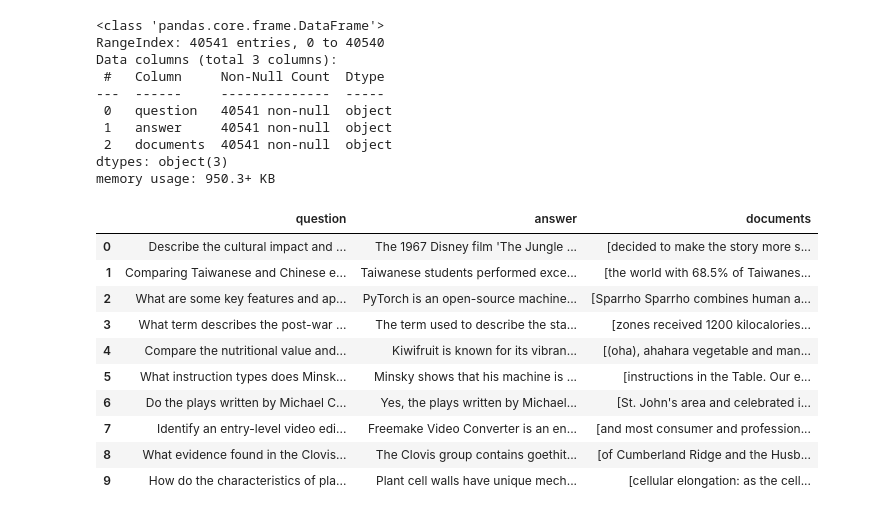
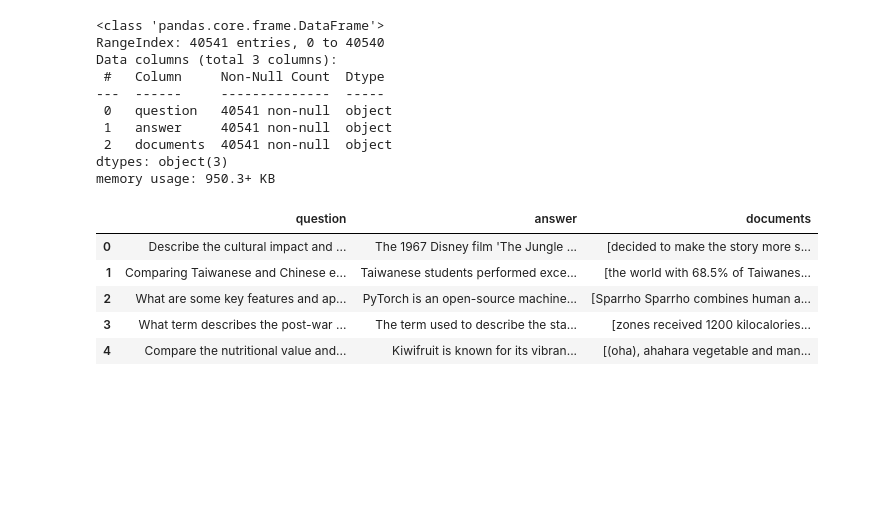
Before and after one commit to hirdeshkumar2407/RAG_Pipeline_LLM, a Jupyter notebook: 1_ClusterTheDocuments.ipynb, the cells around one changed output. Cells and saved outputs as stored; diff of their text form; code cells hidden in the pictures; blank space fills up the shorter version.

```diff
--- a/1_ClusterTheDocuments.ipynb
+++ b/1_ClusterTheDocuments.ipynb
@@ -22,16 +30,11 @@ Data columns (total 3 columns):
 dtypes: object(3)
 memory usage: 950.3+ KB
 # %%
-df.head(10)
+df.head(5)
 # %% [output]
 |  | question | answer | documents |
 | 0 | Describe the cultural impact and ... | The 1967 Disney film 'The Jungle ... | [decided to make the story more s... |
 | 1 | Comparing Taiwanese and Chinese e... | Taiwanese students performed exce... | [the world with 68.5% of Taiwanes... |
 | 2 | What are some key features and ap... | PyTorch is an open-source machine... | [Sparrho Sparrho combines human a... |
 | 3 | What term describes the post-war ... | The term used to describe the sta... | [zones received 1200 kilocalories... |
 | 4 | Compare the nutritional value and... | Kiwifruit is known for its vibran... | [(oha), ahahara vegetable and man... |
-| 5 | What instruction types does Minsk... | Minsky shows that his machine is ... | [instructions in the Table. Our e... |
-| 6 | Do the plays written by Michael C... | Yes, the plays written by Michael... | [St. John's area and celebrated i... |
-| 7 | Identify an entry-level video edi... | Freemake Video Converter is an en... | [and most consumer and profession... |
-| 8 | What evidence found in the Clovis... | The Clovis group contains goethit... | [of Cumberland Ridge and the Husb... |
-| 9 | How do the characteristics of pla... | Plant cell walls have unique mech... | [cellular elongation: as the cell... |
```
Also changed, not shown: parts of 12 cells of this notebook.
